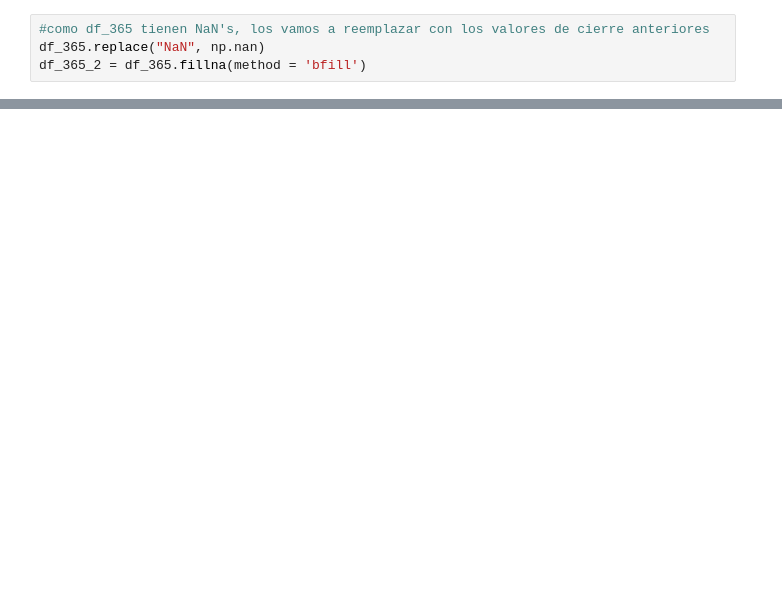
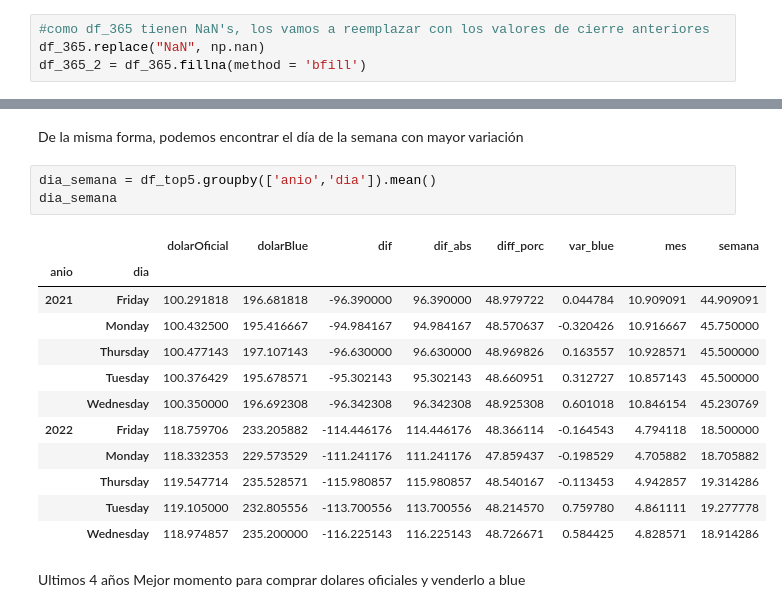
Before and after one commit to Wolfgang93/PrediccionDolarArgentino, a Jupyter notebook: pi1.ipynb, the cells around one changed output, grey strips where cells are left out. Drawn from its saved outputs; the diff is of its cells as text; blank space fills up the shorter version.

```diff
--- a/pi1.ipynb
+++ b/pi1.ipynb
@@ -124,0 +368,21 @@ var_blue = [ ((b/a)-1)* 100 for a,b in zip(df_365_2['v_y'], df_365_2['v_y'][1:])
+# %% [markdown]
+De la misma forma, podemos encontrar el día de la semana con mayor variación
+# %%
+dia_semana = df_top5.groupby(['anio','dia']).mean()
+dia_semana
+# %% [output]
+|  |  | dolarOficial | dolarBlue | dif | dif_abs | diff_porc | var_blue | mes | semana |
+| anio | dia |  |  |  |  |  |  |  |  |
+| 2021 | Friday | 100.291818 | 196.681818 | -96.390000 | 96.390000 | 48.979722 | 0.044784 | 10.909091 | 44.909091 |
+|  | Monday | 100.432500 | 195.416667 | -94.984167 | 94.984167 | 48.570637 | -0.320426 | 10.916667 | 45.750000 |
+|  | Thursday | 100.477143 | 197.107143 | -96.630000 | 96.630000 | 48.969826 | 0.163557 | 10.928571 | 45.500000 |
+|  | Tuesday | 100.376429 | 195.678571 | -95.302143 | 95.302143 | 48.660951 | 0.312727 | 10.857143 | 45.500000 |
+|  | Wednesday | 100.350000 | 196.692308 | -96.342308 | 96.342308 | 48.925308 | 0.601018 | 10.846154 | 45.230769 |
+| 2022 | Friday | 118.759706 | 233.205882 | -114.446176 | 114.446176 | 48.366114 | -0.164543 | 4.794118 | 18.500000 |
+|  | Monday | 118.332353 | 229.573529 | -111.241176 | 111.241176 | 47.859437 | -0.198529 | 4.705882 | 18.705882 |
+|  | Thursday | 119.547714 | 235.528571 | -115.980857 | 115.980857 | 48.540167 | -0.113453 | 4.942857 | 19.314286 |
+|  | Tuesday | 119.105000 | 232.805556 | -113.700556 | 113.700556 | 48.214570 | 0.759780 | 4.861111 | 19.277778 |
+|  | Wednesday | 118.974857 | 235.200000 | -116.225143 | 116.225143 | 48.726671 | 0.584425 | 4.828571 | 18.914286 |
+# %% [markdown]
+Ultimos 4 años
+Mejor momento para comprar dolares oficiales y venderlo a blue
```
Also changed, not shown: parts of 81 cells of this notebook.
